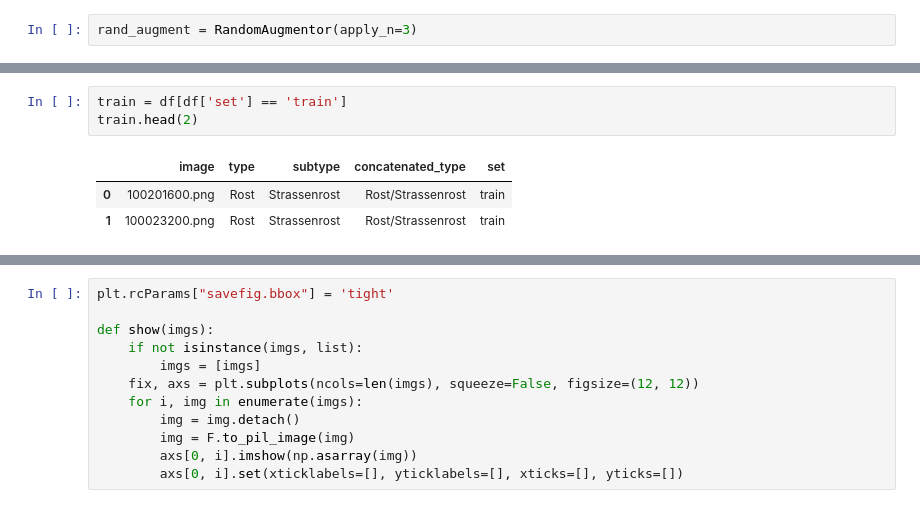
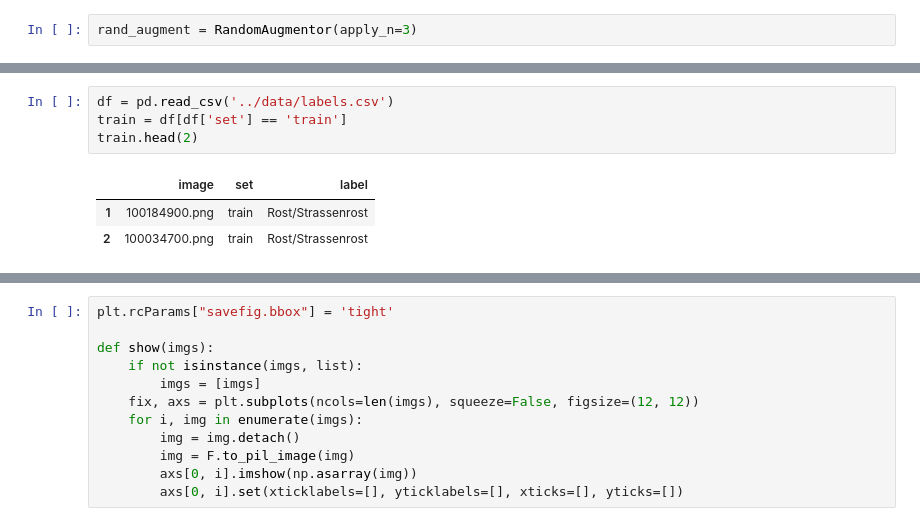
Before and after one commit to FiratSaritas/manhole-cover-classification, a Jupyter notebook: eda/upsample_augmentation.ipynb, the cells around one changed output, grey strips where cells are left out. Drawn from its saved outputs; the diff is of its cells as text.

```diff
--- a/eda/upsample_augmentation.ipynb
+++ b/eda/upsample_augmentation.ipynb
@@ -59,7 +37,8 @@ Compose(
 # %%
+df = pd.read_csv('../data/labels.csv')
 train = df[df['set'] == 'train']
 train.head(2)
 # %% [output]
-|  | image | type | subtype | concatenated_type | set |
-| 0 | 100201600.png | Rost | Strassenrost | Rost/Strassenrost | train |
-| 1 | 100023200.png | Rost | Strassenrost | Rost/Strassenrost | train |
+|  | image | set | label |
+| 1 | 100184900.png | train | Rost/Strassenrost |
+| 2 | 100034700.png | train | Rost/Strassenrost |
```
Also changed, not shown: parts of 40 cells of this notebook.
